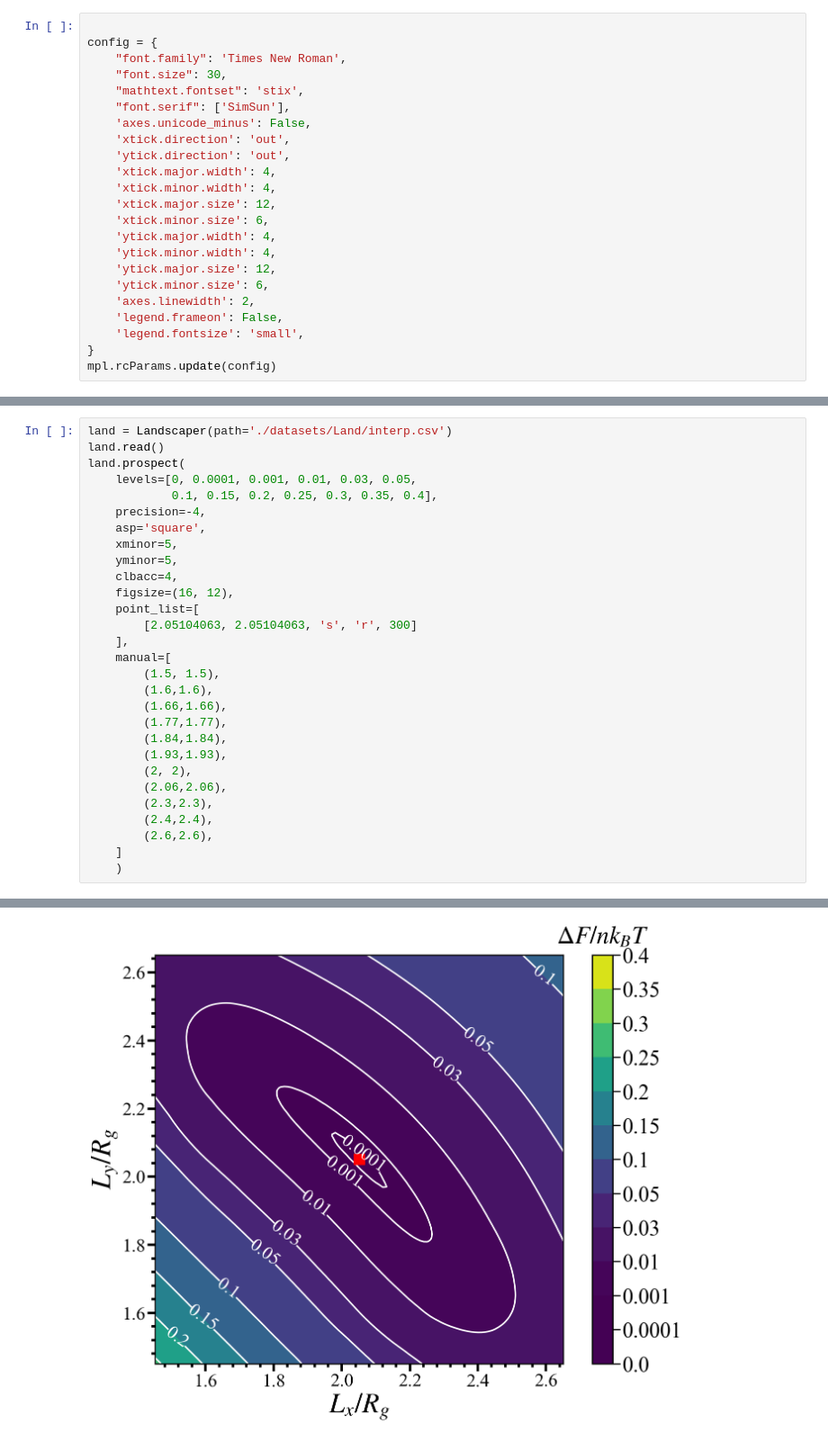
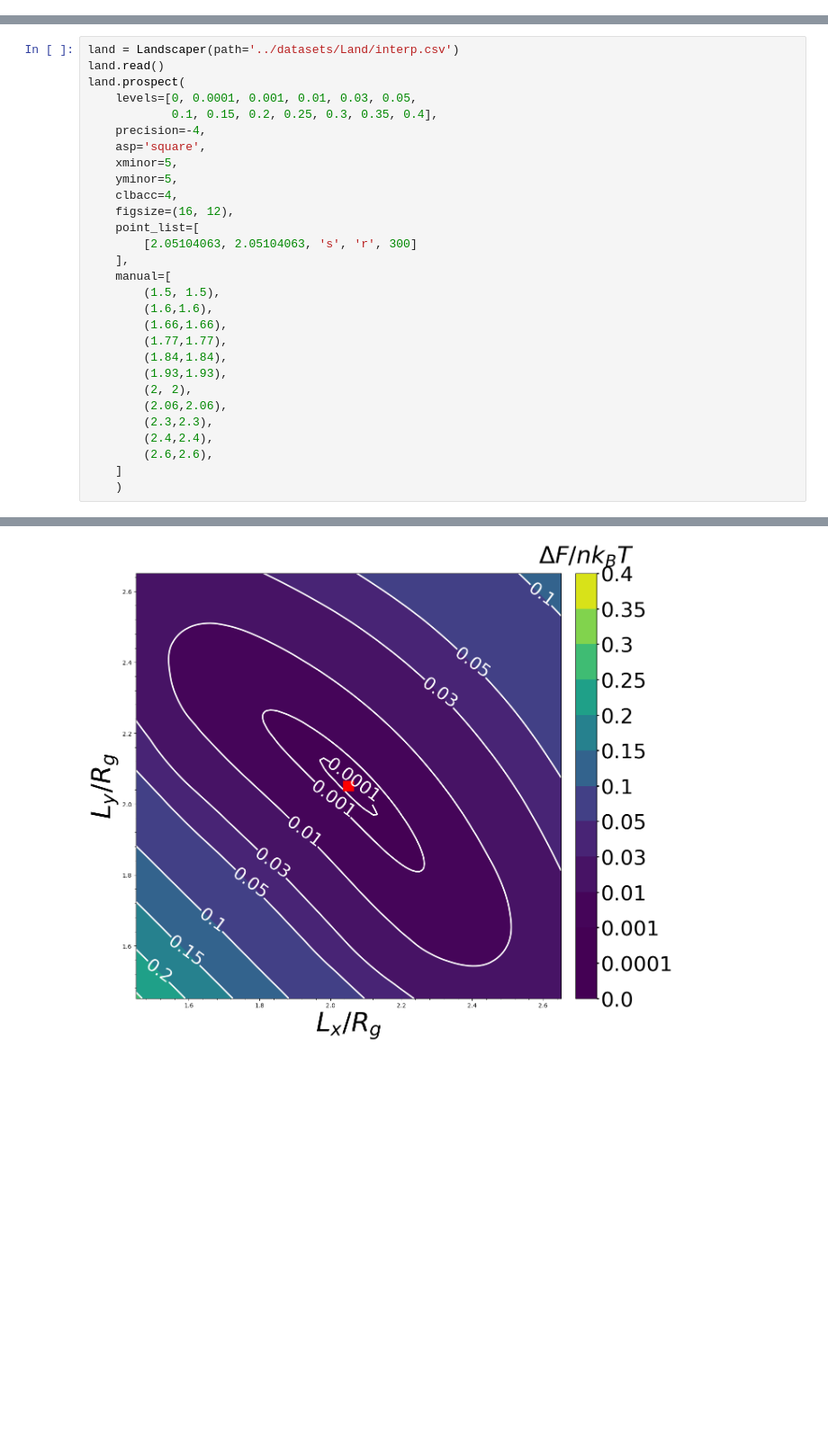
Before and after one commit to KangruiYuan/SimuBox, a Jupyter notebook: demo/Local/base.ipynb, the cells around one changed output, grey strips where cells are left out. Shown at 90% size. Saved outputs shown, nothing was run; the diff lists cells and outputs as text; blank space fills up the shorter version.

```diff
--- a/demo/Local/base.ipynb
+++ b/demo/Local/base.ipynb
@@ -78,23 +7,0 @@ ir.show(ir.block3)
-# %%
-
-config = {
-    "font.family": 'Times New Roman',
-    "font.size": 30,
-    "mathtext.fontset": 'stix',
-    "font.serif": ['SimSun'],
-    'axes.unicode_minus': False,
-    'xtick.direction': 'out',
-    'ytick.direction': 'out',
-    'xtick.major.width': 4,
-    'xtick.minor.width': 4,
-    'xtick.major.size': 12,
-    'xtick.minor.size': 6,
-    'ytick.major.width': 4,
-    'ytick.minor.width': 4,
-    'ytick.major.size': 12,
-    'ytick.minor.size': 6,
-    'axes.linewidth': 2,
-    'legend.frameon': False,
-    'legend.fontsize': 'small',
-}
-mpl.rcParams.update(config)
@@ -101,35 +58,35 @@ mpl.rcParams.update(config)
 # %%
-land = Landscaper(path='./datasets/Land/interp.csv')
+land = Landscaper(path='../datasets/Land/interp.csv')
 land.read()
 land.prospect(
     levels=[0, 0.0001, 0.001, 0.01, 0.03, 0.05,
             0.1, 0.15, 0.2, 0.25, 0.3, 0.35, 0.4],
     precision=-4,
     asp='square',
     xminor=5,
     yminor=5,
     clbacc=4,
     figsize=(16, 12),
     point_list=[
         [2.05104063, 2.05104063, 's', 'r', 300]
     ],
     manual=[
         (1.5, 1.5),
         (1.6,1.6),
         (1.66,1.66),
         (1.77,1.77),
         (1.84,1.84),
         (1.93,1.93),
         (2, 2),
         (2.06,2.06),
         (2.3,2.3),
         (2.4,2.4),
         (2.6,2.6),
     ]
     )
 # %% [output]
 极小值点: ly: 2.051041, lz:2.051041, freeE: 11.68579359
 free energy mat shape: (121, 121)
 level:  0.001 面积： 0.06137515901403393 周长： 1.330240638309082 IQ:  0.435855039600947
 level:  0.01 面积： 0.41225182669873345 周长： 2.8725683813453373 IQ:  0.6278150190956073
-[figure, old version]
+[figure, new version]
```
Also changed, not shown: parts of 21 cells of this notebook, 8 other files.
